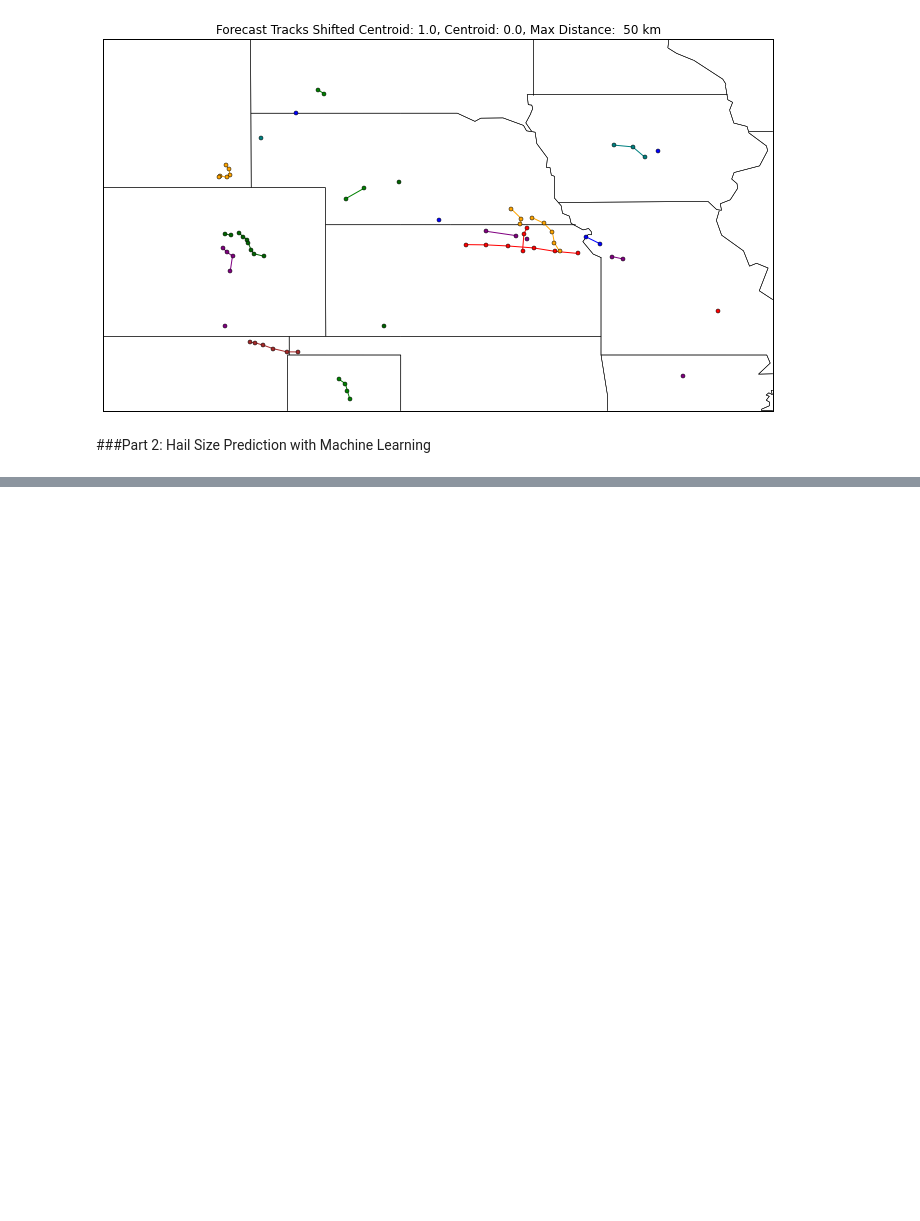
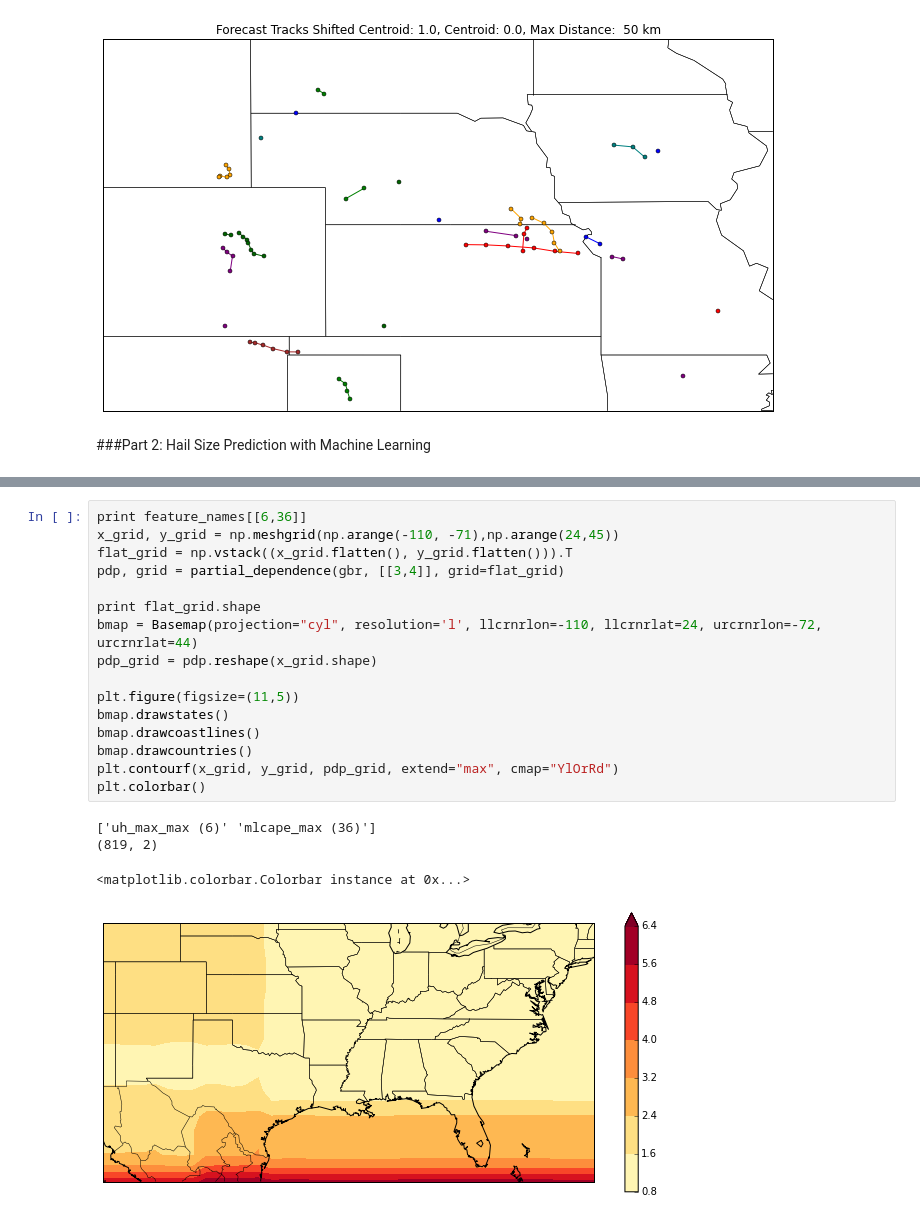
Before and after one commit to djgagne/hagelslag, a Jupyter notebook: demos/unidata_users_workshop_2015.ipynb, the cells around one changed output, grey strips where cells are left out. Drawn from its saved outputs; the diff is of its cells as text; blank space fills up the shorter version.

```diff
--- a/demos/unidata_users_workshop_2015.ipynb
+++ b/demos/unidata_users_workshop_2015.ipynb
@@ -300,0 +360,21 @@ track_step_data
+# %%
+print feature_names[[6,36]]
+x_grid, y_grid = np.meshgrid(np.arange(-110, -71),np.arange(24,45))
+flat_grid = np.vstack((x_grid.flatten(), y_grid.flatten())).T
+pdp, grid = partial_dependence(gbr, [[3,4]], grid=flat_grid)
+
+print flat_grid.shape
+bmap = Basemap(projection="cyl", resolution='l', llcrnrlon=-110, llcrnrlat=24, urcrnrlon=-72, urcrnrlat=44)
+pdp_grid = pdp.reshape(x_grid.shape)
+
+plt.figure(figsize=(11,5))
+bmap.drawstates()
+bmap.drawcoastlines()
+bmap.drawcountries()
+plt.contourf(x_grid, y_grid, pdp_grid, extend="max", cmap="YlOrRd")
+plt.colorbar()
+# %% [output]
+['uh_max_max (6)' 'mlcape_max (36)']
+(819, 2)
+<matplotlib.colorbar.Colorbar instance at 0x...>
+[figure, added]
```
Also changed, not shown: parts of 9 cells of this notebook, 49 other files.
